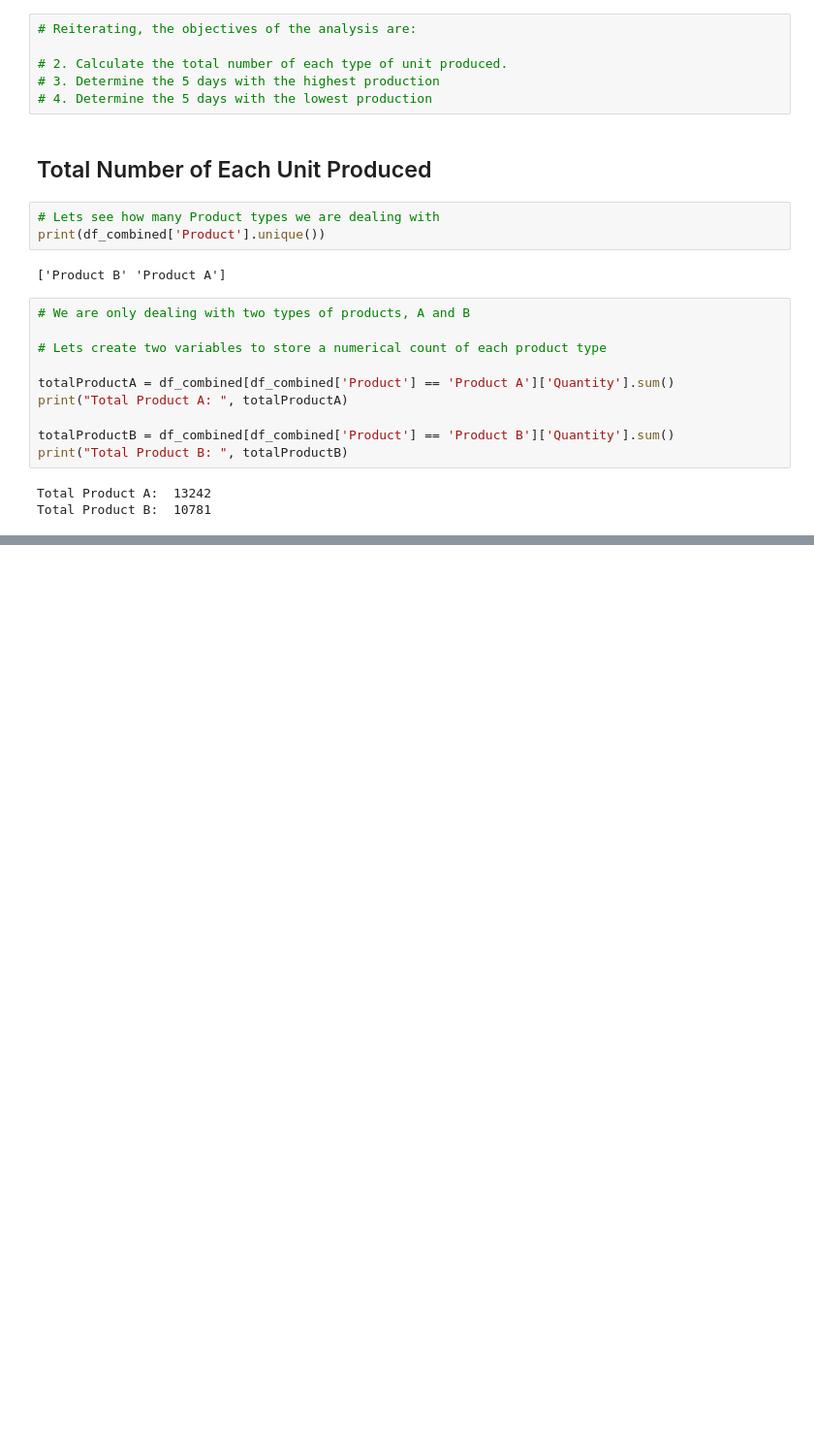
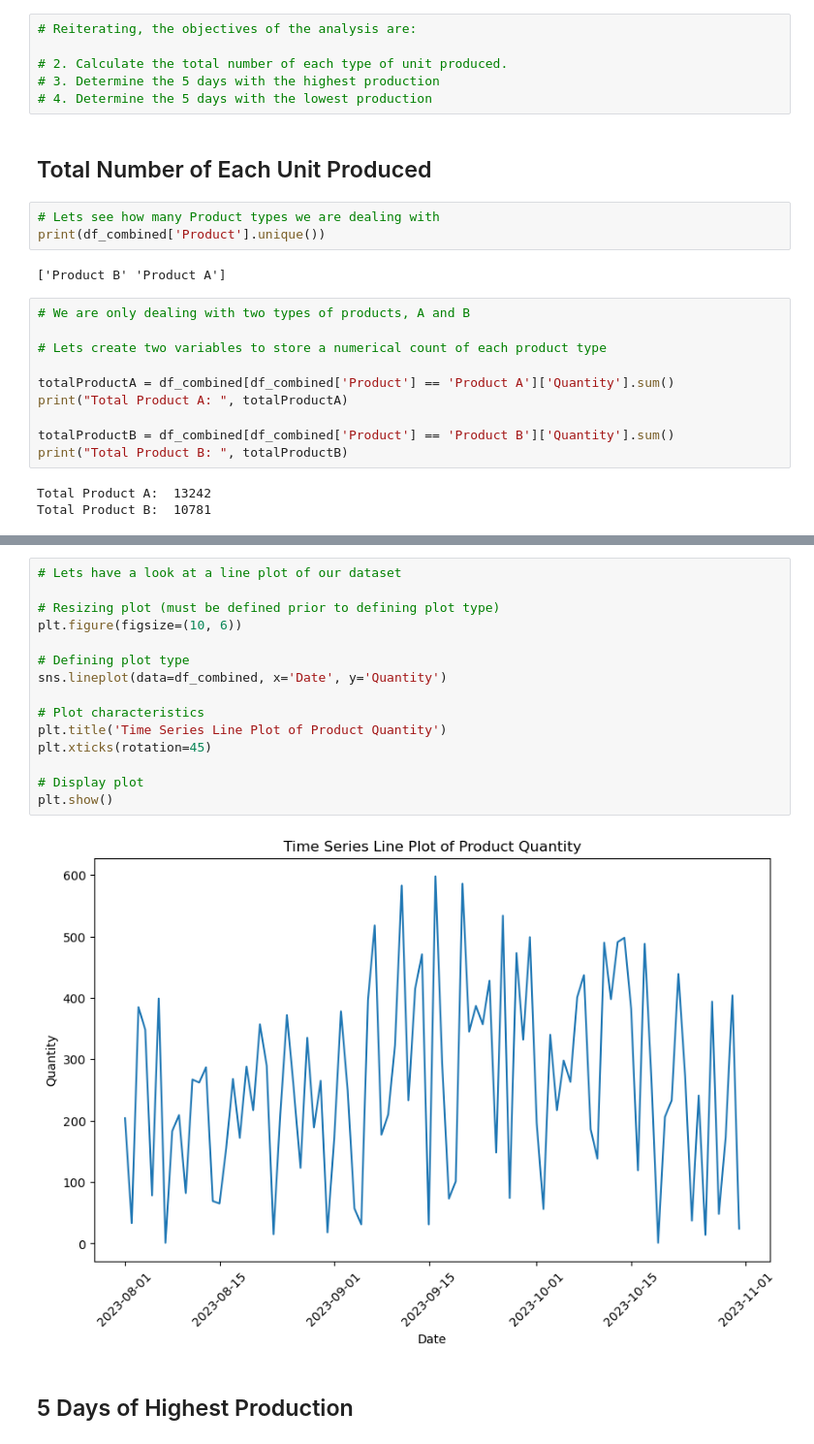
Before and after one commit to elenajusto/production-data-assessment, a Jupyter notebook: main.ipynb, the cells around one changed output, grey strips where cells are left out. Shown: that part at 97% size. Drawn from its saved outputs; the diff is of its cells as text; blank space fills up the shorter version.

Commit message:
Started exploratory analysis and used sorting to find highest and lowest production days

```diff
--- a/main.ipynb
+++ b/main.ipynb
@@ -172,0 +189,19 @@ Total Product B:  10781
+# %%
+# Lets have a look at a line plot of our dataset
+
+# Resizing plot (must be defined prior to defining plot type)
+plt.figure(figsize=(10, 6))
+
+# Defining plot type
+sns.lineplot(data=df_combined, x='Date', y='Quantity')
+
+# Plot characteristics
+plt.title('Time Series Line Plot of Product Quantity')
+plt.xticks(rotation=45)
+
+# Display plot
+plt.show()
+# %% [output]
+[figure, added]
+# %% [markdown]
+<h2>5 Days of Highest Production</h2>
```
Also changed, not shown: parts of 5 cells of this notebook.
